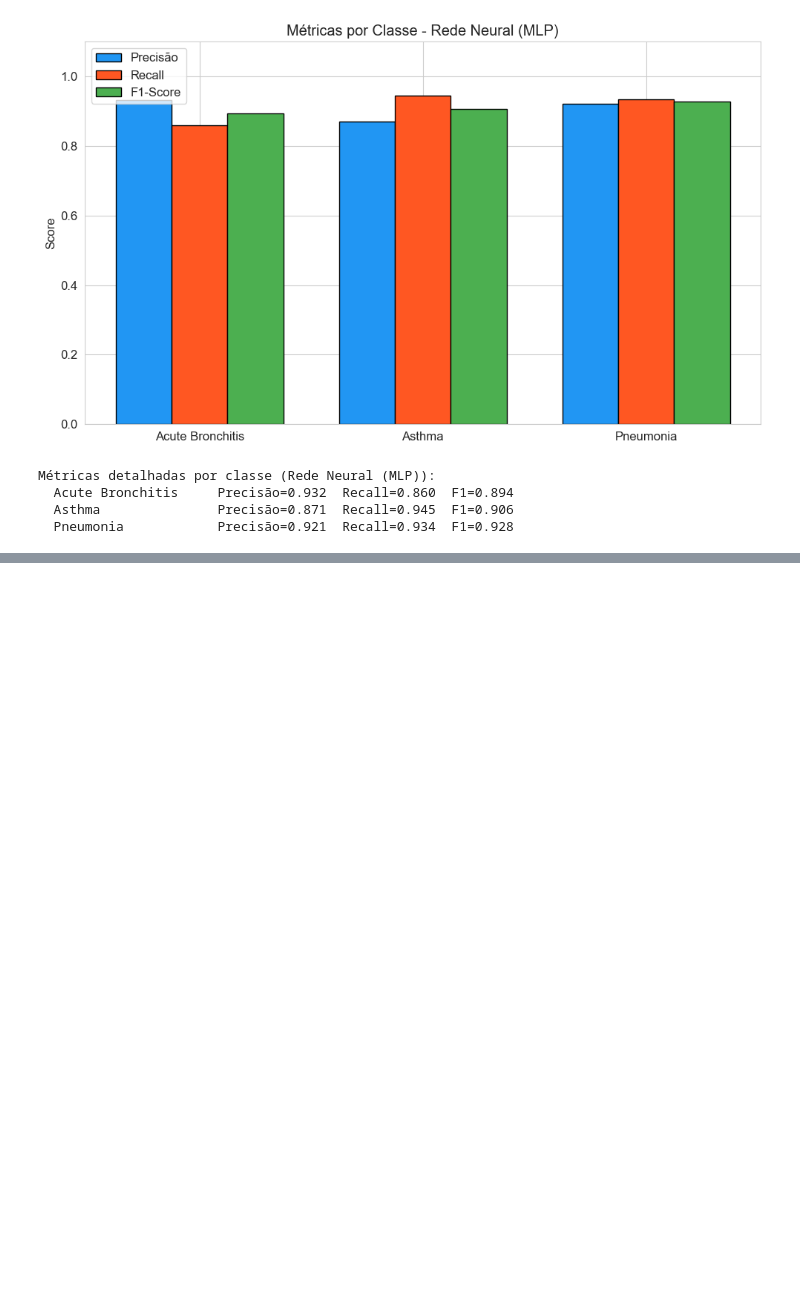
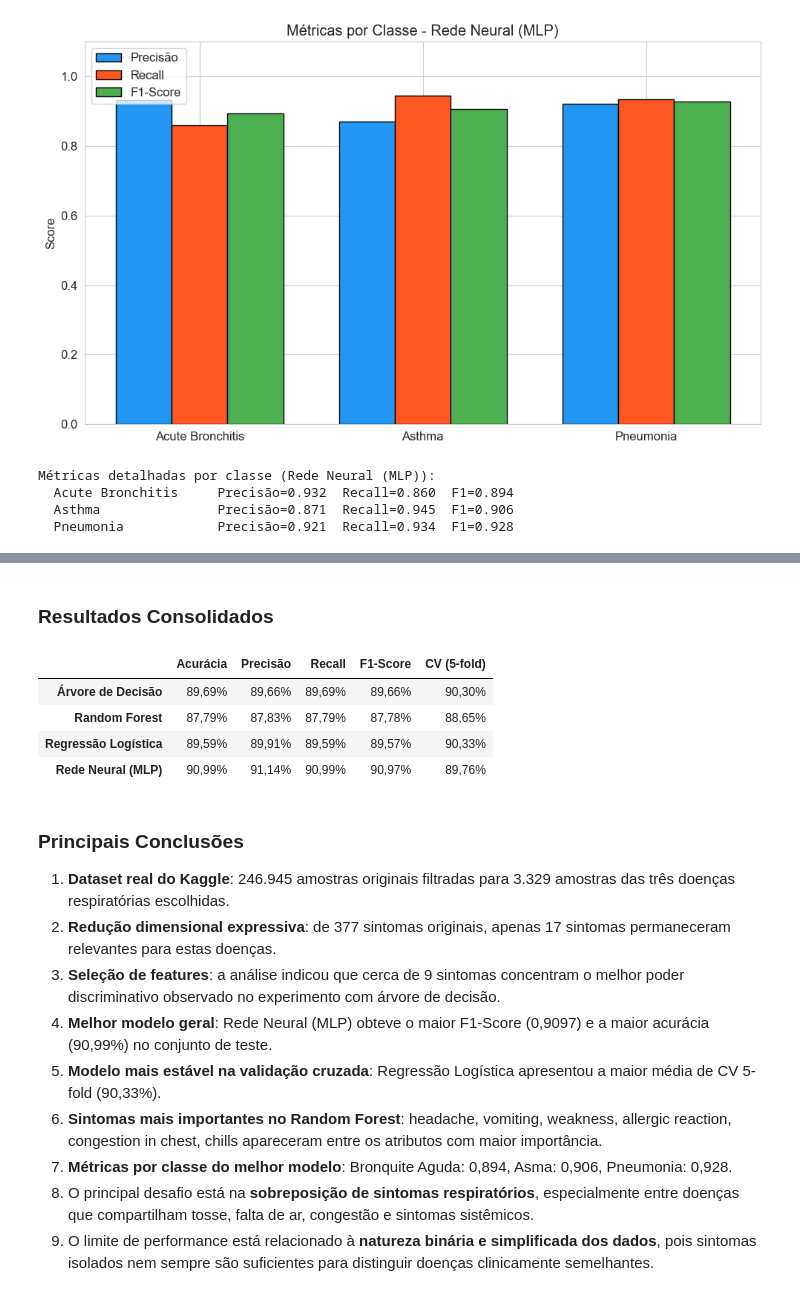
Before and after one commit to figueirego/classificacao-doencas-respiratorias, a Jupyter notebook: projeto_classificacao_doencas.ipynb, the cells around one changed output, grey strips where cells are left out. Saved outputs shown, nothing was run; the diff lists cells and outputs as text; code cells hidden in the pictures; blank space fills up the shorter version.

Commit message:
Refactor conclusion section to automate results display and enhance readability; update metrics and insights dynamically based on analysis outcomes.

```diff
--- a/projeto_classificacao_doencas.ipynb
+++ b/projeto_classificacao_doencas.ipynb
@@ -602,0 +566,69 @@ Métricas detalhadas por classe (Rede Neural (MLP)):
+# %%
+from IPython.display import Markdown, display
+
+def percentual(valor):
+    return f'{valor * 100:.2f}%'.replace('.', ',')
+
+def decimal_br(valor, casas=4):
+    return f'{valor:.{casas}f}'.replace('.', ',')
+
+def inteiro_br(valor):
+    return f'{valor:,}'.replace(',', '.')
+
+tabela_conclusao = tabela_metricas.rename(columns={'CV Média': 'CV (5-fold)'})
+tabela_conclusao = tabela_conclusao.apply(lambda coluna: coluna.map(percentual))
+
+melhor_modelo = tabela_metricas['F1-Score'].idxmax()
+modelo_cv = tabela_metricas['CV Média'].idxmax()
+metricas_melhor = tabela_metricas.loc[melhor_modelo]
+k_melhor = k_valores[int(np.argmax(acuracias))]
+top_features = importancias.sort_values(ascending=False).head(6).index.tolist()
+top_features_txt = ', '.join(top_features)
+
+nomes_pt = {
+    'Acute Bronchitis': 'Bronquite Aguda',
+    'Asthma': 'Asma',
+    'Pneumonia': 'Pneumonia',
+}
+f1_classes_txt = ', '.join(
+    f'{nomes_pt.get(classe, classe)}: {decimal_br(f1_classe[i], 3)}'
+    for i, classe in enumerate(classes_titulo)
+)
+
+display(Markdown('### Resultados Consolidados'))
+display(tabela_conclusao)
+
+conclusoes = f'''
+### Principais Conclusões
+
+1. **Dataset real do Kaggle**: {inteiro_br(df_full.shape[0])} amostras originais filtradas para {inteiro_br(df.shape[0])} amostras das três doenças respiratórias escolhidas.
+2. **Redução dimensional expressiva**: de {df_full.shape[1] - 1} sintomas originais, apenas {len(features_selecionadas)} sintomas permaneceram relevantes para estas doenças.
+3. **Seleção de features**: a análise indicou que cerca de {k_melhor} sintomas concentram o melhor poder discriminativo observado no experimento com árvore de decisão.
+4. **Melhor modelo geral**: {melhor_modelo} obteve o maior F1-Score ({decimal_br(metricas_melhor['F1-Score'])}) e a maior acurácia ({percentual(metricas_melhor['Acurácia'])}) no conjunto de teste.
+5. **Modelo mais estável na validação cruzada**: {modelo_cv} apresentou a maior média de CV 5-fold ({percentual(tabela_metricas.loc[modelo_cv, 'CV Média'])}).
+6. **Sintomas mais importantes no Random Forest**: {top_features_txt} apareceram entre os atributos com maior importância.
+7. **Métricas por classe do melhor modelo**: {f1_classes_txt}.
+8. O principal desafio está na **sobreposição de sintomas respiratórios**, especialmente entre doenças que compartilham tosse, falta de ar, congestão e sintomas sistêmicos.
+9. O limite de performance está relacionado à **natureza binária e simplificada dos dados**, pois sintomas isolados nem sempre são suficientes para distinguir doenças clinicamente semelhantes.
+'''
+
+display(Markdown(conclusoes))
+# %% [output]
+### Resultados Consolidados
+|  | Acurácia | Precisão | Recall | F1-Score | CV (5-fold) |
+| Árvore de Decisão | 89,69% | 89,66% | 89,69% | 89,66% | 90,30% |
+| Random Forest | 87,79% | 87,83% | 87,79% | 87,78% | 88,65% |
+| Regressão Logística | 89,59% | 89,91% | 89,59% | 89,57% | 90,33% |
+| Rede Neural (MLP) | 90,99% | 91,14% | 90,99% | 90,97% | 89,76% |
+
+### Principais Conclusões
+
+1. **Dataset real do Kaggle**: 246.945 amostras originais filtradas para 3.329 amostras das três doenças respiratórias escolhidas.
+2. **Redução dimensional expressiva**: de 377 sintomas originais, apenas 17 sintomas permaneceram relevantes para estas doenças.
+3. **Seleção de features**: a análise indicou que cerca de 9 sintomas concentram o melhor poder discriminativo observado no experimento com árvore de decisão.
+4. **Melhor modelo geral**: Rede Neural (MLP) obteve o maior F1-Score (0,9097) e a maior acurácia (90,99%) no conjunto de teste.
+5. **Modelo mais estável na validação cruzada**: Regressão Logística apresentou a maior média de CV 5-fold (90,33%).
+6. **Sintomas mais importantes no Random Forest**: headache, vomiting, weakness, allergic reaction, congestion in chest, chills apareceram entre os atributos com maior importância.
+7. **Métricas por classe do melhor modelo**: Bronquite Aguda: 0,894, Asma: 0,906, Pneumonia: 0,928.
+8. O principal desafio está na **sobreposição de sintomas respiratórios**, especialmente entre doenças que compartilham tosse, falta de ar, congestão e sintomas sistêmicos.
+9. O limite de performance está relacionado à **natureza binária e simplificada dos dados**, pois sintomas isolados nem sempre são suficientes para distinguir doenças clinicamente semelhantes.
```
Also changed, not shown: parts of 2 cells of this notebook.
